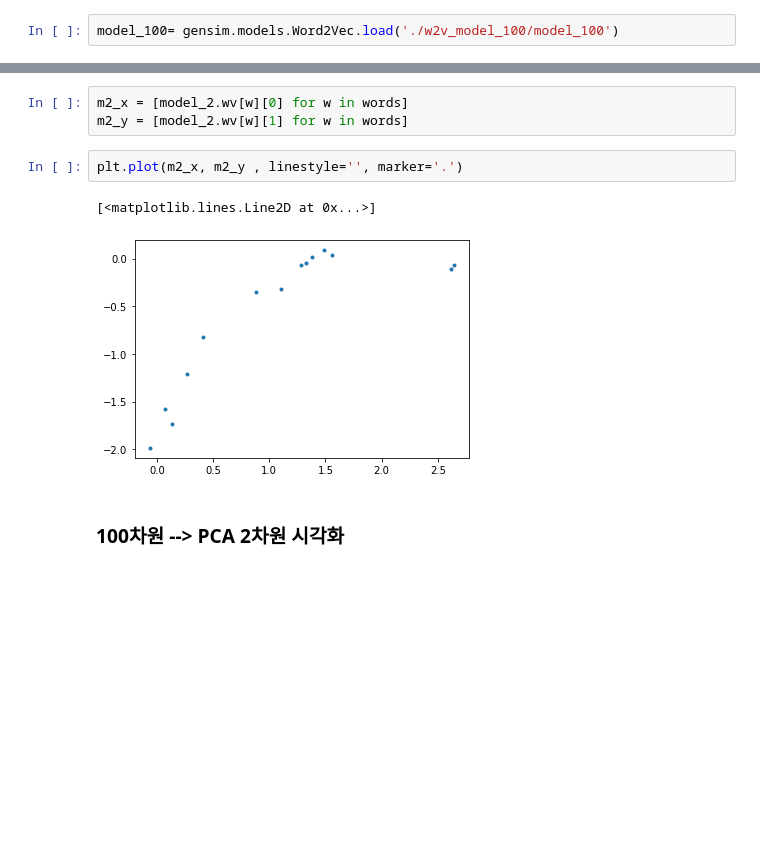
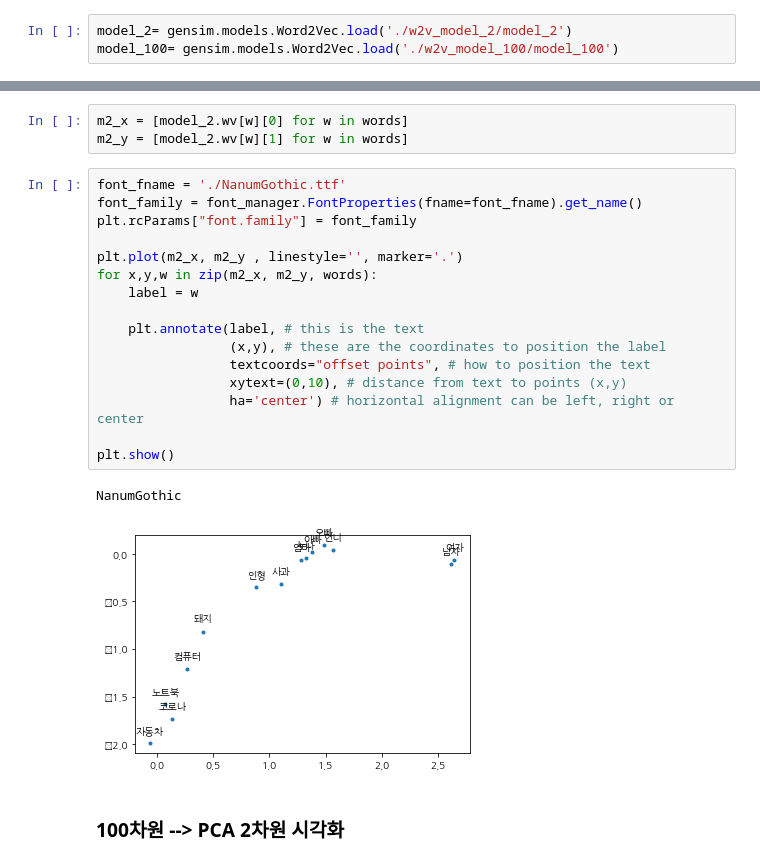
Before and after one commit to rok805/word2vec_PCA, a Jupyter notebook: word2vec_PCA.ipynb, the cells around one changed output, grey strips where cells are left out. Drawn from its saved outputs; the diff is of its cells as text; blank space fills up the shorter version.

Commit message:
graph adding

```diff
--- a/word2vec_PCA.ipynb
+++ b/word2vec_PCA.ipynb
@@ -63,4 +65,5 @@ model_100.save('./w2v_model_100/model_100')
 # %%
+model_2= gensim.models.Word2Vec.load('./w2v_model_2/model_2')
 model_100= gensim.models.Word2Vec.load('./w2v_model_100/model_100')
 # %%
 model_2.wv.most_similar('여름', topn=10)
@@ -100,10 +104,24 @@ words = ['사과', '돼지', '컴퓨터', '자동차', '노트북', '인형', '
 m2_x = [model_2.wv[w][0] for w in words]
 m2_y = [model_2.wv[w][1] for w in words]
 # %%
+font_fname = './NanumGothic.ttf'
+font_family = font_manager.FontProperties(fname=font_fname).get_name()
+plt.rcParams["font.family"] = font_family
+
 plt.plot(m2_x, m2_y , linestyle='', marker='.')
+for x,y,w in zip(m2_x, m2_y, words):
+    label = w
+
+    plt.annotate(label, # this is the text
+                 (x,y), # these are the coordinates to position the label
+                 textcoords="offset points", # how to position the text
+                 xytext=(0,10), # distance from text to points (x,y)
+                 ha='center') # horizontal alignment can be left, right or center
+
+plt.show()
 # %% [output]
-[<matplotlib.lines.Line2D at 0x...>]
+NanumGothic
-[figure, old version]
+[figure, new version]
 # %% [markdown]
 ### 100차원 --> PCA 2차원 시각화
 # %%
```
Also changed, not shown: parts of 16 cells of this notebook, 1 other file.
